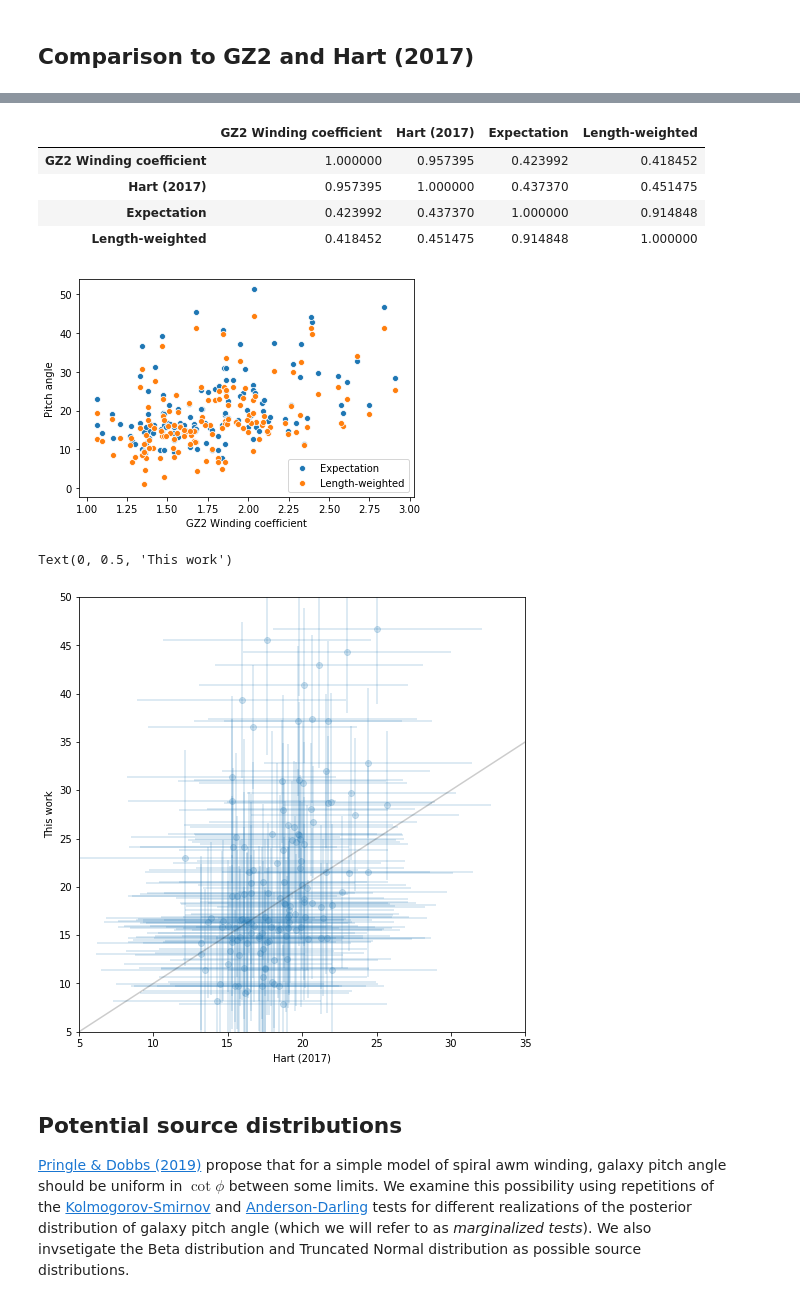
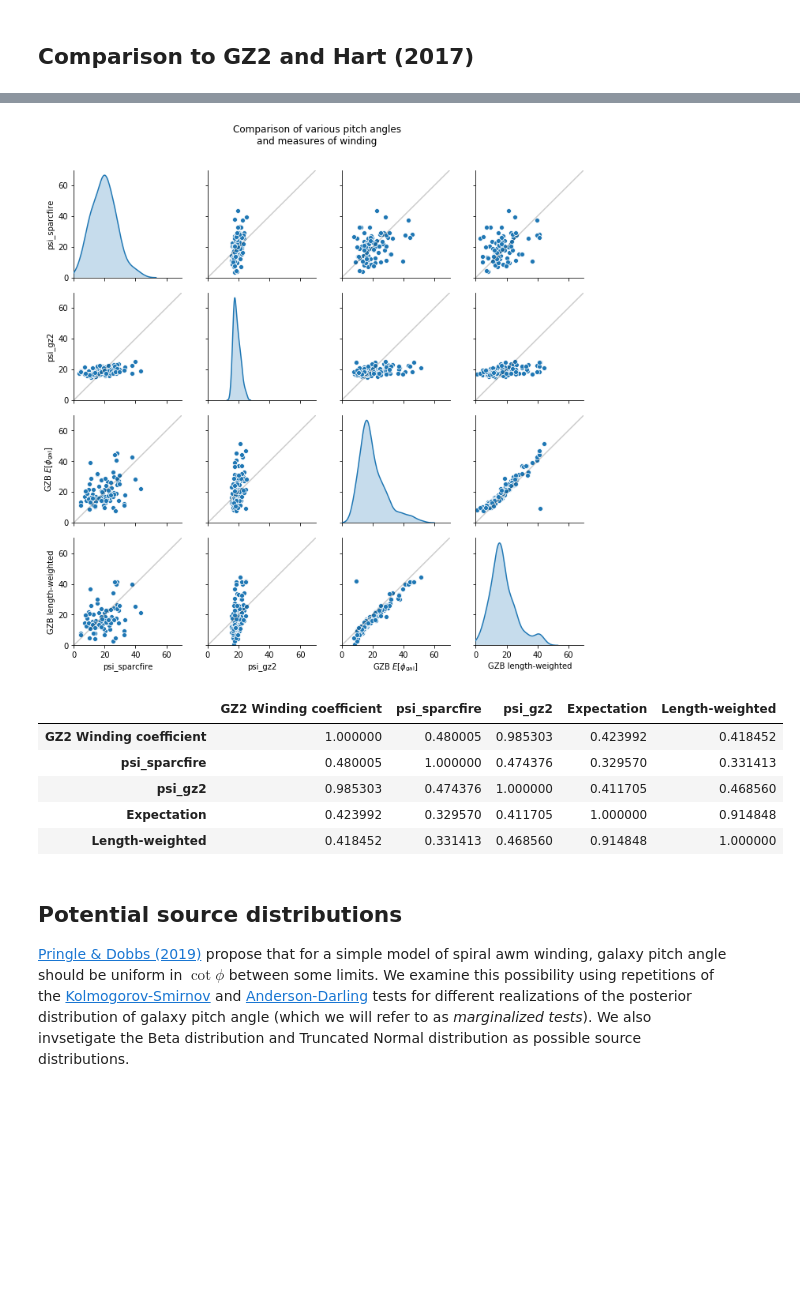
Before and after one commit to tingard/bayesian-hierachial-spiral-modelling, a Jupyter notebook: result_exploration.ipynb, the cells around one changed output, grey strips where cells are left out. Saved outputs shown, nothing was run; the diff lists cells and outputs as text; code cells hidden in the pictures; blank space fills up the shorter version.

```diff
--- a/result_exploration.ipynb
+++ b/result_exploration.ipynb
@@ -238,0 +304,17 @@ sns.kdeplot(pa_lw_mean.dropna(), label='This work (Length-weighted)')
+# %%
+gz2_spiral_data = pd.read_csv('lib/gz2_spiral_data.csv', index_col=0)
+
+hart_catalog = pd.read_csv('../source_files/Hart2017/psi_table.csv', index_col=0)
+subject_metadata = pd.read_csv('lib/galaxy-builder-subjects.csv', index_col=0).metadata.apply(json.loads).apply(pd.Series)
+
+dr7objid_map = subject_metadata['SDSS dr7 id']\
+    .rename('dr7objid')\
+    .dropna()\
+    .astype(np.int64)\
+    .drop_duplicates()\
+    .reset_index()\
+    .set_index('dr7objid')\
+    .reindex(hart_catalog.index)\
+    .dropna()
+
+hart_catalog = hart_catalog.assign(subject_id=dr7objid_map).dropna().reset_index().set_index('subject_id').replace(-999, np.nan)
@@ -239,38 +356,43 @@ sns.kdeplot(pa_lw_mean.dropna(), label='This work (Length-weighted)')
+# %%
+g = sns.pairplot(
+    pd.concat((
+        hart_catalog[['psi_sparcfire', 'psi_gz2']],
+        pa_expectation.rename(r'GZB $E[\phi_\mathrm{gal}]$'),
+        pa_lw_mean.rename('GZB length-weighted'),
+#         gz2_spiral_data['winding'].rename('GZ2 winding coefficient'),
+    ), axis=1),
+#     kind='reg',
+    diag_kind='kde',
+)
+
+def foo(ax):
+    ax.add_line(plt.Line2D((0, 90), (0, 90), c='k', alpha=0.2))
+
+[foo(ax) for i, row in enumerate(g.axes) for j, ax in enumerate(row) if i != j and i < 4]
+[a.set_xlim(0, 70) for a in g.axes[-1]]
+[a.set_ylim(0, 70) for a in g.axes[:, -1]]
+plt.subplots_adjust(top=0.9)
+g.fig.suptitle('Comparison of various pitch angles\nand measures of winding');
+# %% [output]
+[figure, added]
 # %%
 def set_color_by_correlation(row, cmap=cm.get_cmap('RdYlGn', 12)):
     values = (np.array([cmap((value + 1) / 2) for value in row])  * [256, 256, 256, 1]).astype(int)
     return [f'background-color: rgba{tuple(value.tolist())}' for value in values]
 # %%
-sns.scatterplot(gz2_spiral_data['winding'], pa_expectation, label='Expectation')
-sns.scatterplot(gz2_spiral_data['winding'], pa_lw_mean, label='Length-weighted')
-plt.xlabel('GZ2 Winding coefficient')
-plt.ylabel('Pitch angle')
 pd.concat((
     gz2_spiral_data['winding'].rename('GZ2 Winding coefficient'),
-    gz2_spiral_data['hart_pa'].rename('Hart (2017)'),
+    hart_catalog[['psi_sparcfire', 'psi_gz2']],
     pa_expectation.rename('Expectation'),
     pa_lw_mean.rename('Length-weighted'),
 ), axis=1).corr().style.apply(set_color_by_correlation)
 # %% [output]
-|  | GZ2 Winding coefficient | Hart (2017) | Expectation | Length-weighted |
-| GZ2 Winding coefficient | 1.000000 | 0.957395 | 0.423992 | 0.418452 |
-| Hart (2017) | 0.957395 | 1.000000 | 0.437370 | 0.451475 |
-| Expectation | 0.423992 | 0.437370 | 1.000000 | 0.914848 |
-| Length-weighted | 0.418452 | 0.451475 | 0.914848 | 1.000000 |
+|  | GZ2 Winding coefficient | psi_sparcfire | psi_gz2 | Expectation | Length-weighted |
+| GZ2 Winding coefficient | 1.000000 | 0.480005 | 0.985303 | 0.423992 | 0.418452 |
+| psi_sparcfire | 0.480005 | 1.000000 | 0.474376 | 0.329570 | 0.331413 |
+| psi_gz2 | 0.985303 | 0.474376 | 1.000000 | 0.411705 | 0.468560 |
+| Expectation | 0.423992 | 0.329570 | 0.411705 | 1.000000 | 0.914848 |
+| Length-weighted | 0.418452 | 0.331413 | 0.468560 | 0.914848 | 1.000000 |
-[figure, removed]
-# %%
-plt.figure(figsize=(8, 8))
-df = pd.concat((gz2_spiral_data['hart_pa'], pa_expectation.rename('pa'), pa_std.rename('err')), axis=1).dropna()
-plt.errorbar(df['hart_pa'], df['pa'], xerr=7, yerr=df['err'], fmt='o', alpha=0.2)
-l = np.stack((plt.ylim(), plt.xlim()))
-plt.plot((0, 90), (0, 90), c='k', alpha=0.2)
-plt.xlim(5, 35)
-plt.ylim(5, 50)
-plt.xlabel('Hart (2017)')
-plt.ylabel('This work')
-# %% [output]
-Text(0, 0.5, 'This work')
-[figure, removed]
 # %% [markdown]
 ## Potential source distributions
 
```
Also changed, not shown: parts of 65 cells of this notebook, 28 other files.
